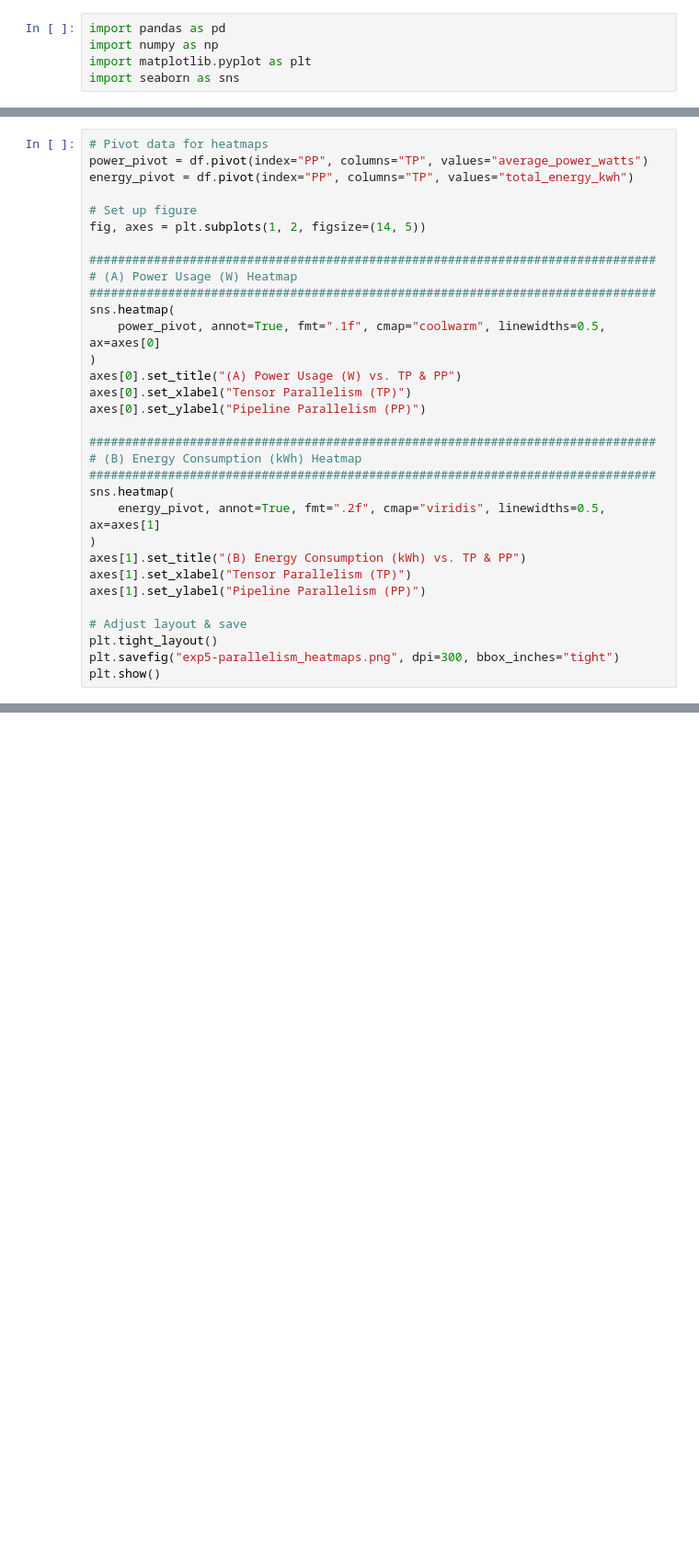
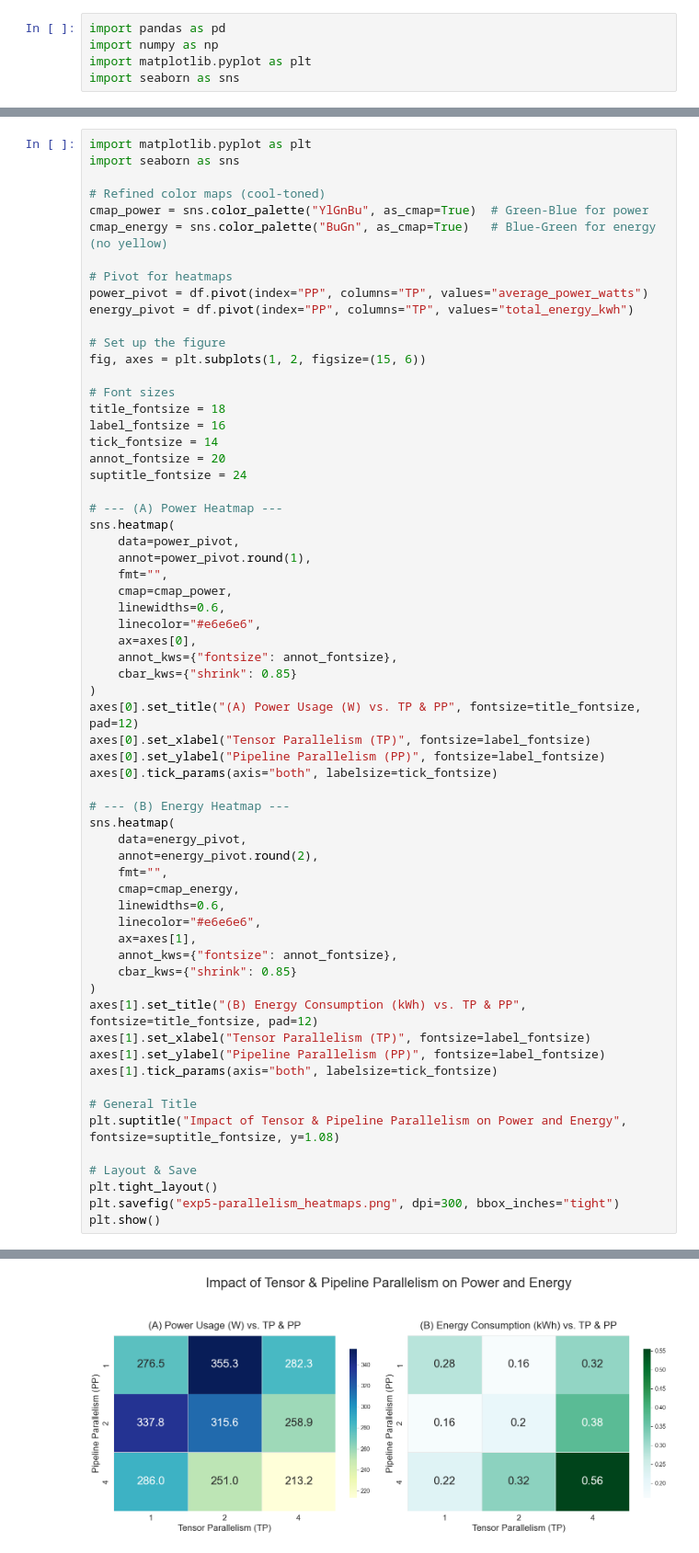
Before and after one commit to ozcanmiraay/vidur-energy, a Jupyter notebook: experiments-final/analysis/exp5-parallelism-power-energy.ipynb, the cells around one changed output, grey strips where cells are left out. Shown: that part at 92% size. Cells and saved outputs as stored; diff of their text form; blank space fills up the shorter version.

Commit message:
Increased the size of the main experiment 5 visualization.

```diff
--- a/experiments-final/analysis/exp5-parallelism-power-energy.ipynb
+++ b/experiments-final/analysis/exp5-parallelism-power-energy.ipynb
@@ -85,32 +104,63 @@ FileNotFoundError: [Errno 2] No such file or directory: '/Users/mirayozcan/Deskt
 # %%
-# Pivot data for heatmaps
+import matplotlib.pyplot as plt
+import seaborn as sns
+
+# Refined color maps (cool-toned)
+cmap_power = sns.color_palette("YlGnBu", as_cmap=True)  # Green-Blue for power
+cmap_energy = sns.color_palette("BuGn", as_cmap=True)   # Blue-Green for energy (no yellow)
+
+# Pivot for heatmaps
 power_pivot = df.pivot(index="PP", columns="TP", values="average_power_watts")
 energy_pivot = df.pivot(index="PP", columns="TP", values="total_energy_kwh")
 
-# Set up figure
-fig, axes = plt.subplots(1, 2, figsize=(14, 5))
+# Set up the figure
+fig, axes = plt.subplots(1, 2, figsize=(15, 6))
 
-###############################################################################
-# (A) Power Usage (W) Heatmap
-###############################################################################
+# Font sizes
+title_fontsize = 18
+label_fontsize = 16
+tick_fontsize = 14
+annot_fontsize = 20
+suptitle_fontsize = 24
+
+# --- (A) Power Heatmap ---
 sns.heatmap(
-    power_pivot, annot=True, fmt=".1f", cmap="coolwarm", linewidths=0.5, ax=axes[0]
+    data=power_pivot,
+    annot=power_pivot.round(1),
+    fmt="",
+    cmap=cmap_power,
+    linewidths=0.6,
+    linecolor="#e6e6e6",
+    ax=axes[0],
+    annot_kws={"fontsize": annot_fontsize},
+    cbar_kws={"shrink": 0.85}
 )
-axes[0].set_title("(A) Power Usage (W) vs. TP & PP")
-axes[0].set_xlabel("Tensor Parallelism (TP)")
-axes[0].set_ylabel("Pipeline Parallelism (PP)")
+axes[0].set_title("(A) Power Usage (W) vs. TP & PP", fontsize=title_fontsize, pad=12)
+axes[0].set_xlabel("Tensor Parallelism (TP)", fontsize=label_fontsize)
+axes[0].set_ylabel("Pipeline Parallelism (PP)", fontsize=label_fontsize)
+axes[0].tick_params(axis="both", labelsize=tick_fontsize)
 
-###############################################################################
-# (B) Energy Consumption (kWh) Heatmap
-###############################################################################
+# --- (B) Energy Heatmap ---
 sns.heatmap(
-    energy_pivot, annot=True, fmt=".2f", cmap="viridis", linewidths=0.5, ax=axes[1]
+    data=energy_pivot,
+    annot=energy_pivot.round(2),
+    fmt="",
+    cmap=cmap_energy,
+    linewidths=0.6,
+    linecolor="#e6e6e6",
+    ax=axes[1],
+    annot_kws={"fontsize": annot_fontsize},
+    cbar_kws={"shrink": 0.85}
 )
-axes[1].set_title("(B) Energy Consumption (kWh) vs. TP & PP")
-axes[1].set_xlabel("Tensor Parallelism (TP)")
-axes[1].set_ylabel("Pipeline Parallelism (PP)")
+axes[1].set_title("(B) Energy Consumption (kWh) vs. TP & PP", fontsize=title_fontsize, pad=12)
+axes[1].set_xlabel("Tensor Parallelism (TP)", fontsize=label_fontsize)
+axes[1].set_ylabel("Pipeline Parallelism (PP)", fontsize=label_fontsize)
+axes[1].tick_params(axis="both", labelsize=tick_fontsize)
 
-# Adjust layout & save
+# General Title
+plt.suptitle("Impact of Tensor & Pipeline Parallelism on Power and Energy", fontsize=suptitle_fontsize, y=1.08)
+
+# Layout & Save
 plt.tight_layout()
 plt.savefig("exp5-parallelism_heatmaps.png", dpi=300, bbox_inches="tight")
 plt.show()
@@ -119,3 +168,4 @@ NameError: name 'df' is not defined
+[figure, added]
 # %%
 import pandas as pd
 import plotly.graph_objects as go
```
Also changed, not shown: parts of 3 cells of this notebook, 1 other file.
